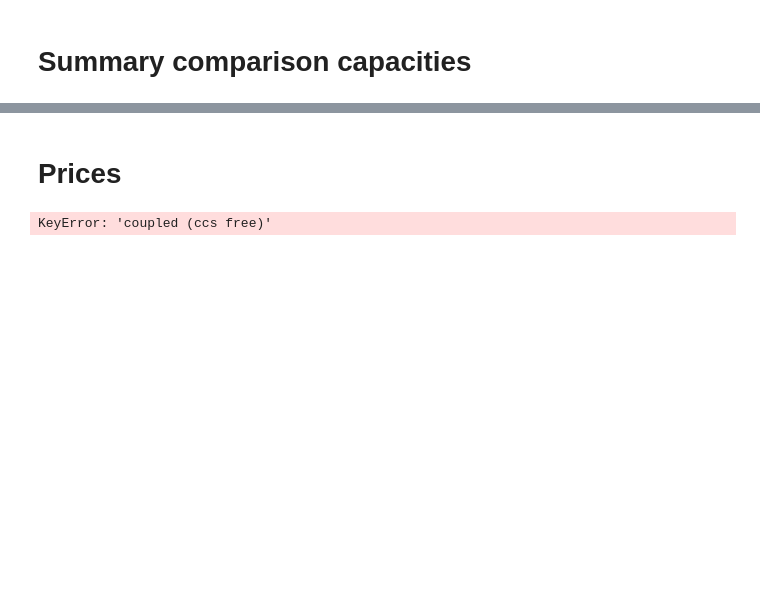
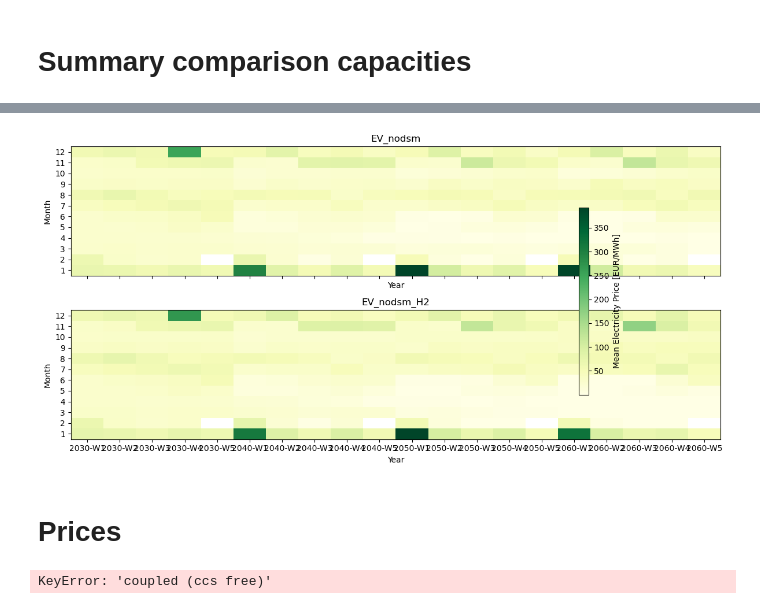
Before and after one commit to beijingzyl/PyPSA-China-PIK, a Jupyter notebook: workflow/notebooks/compare.ipynb, the cells around one changed output, grey strips where cells are left out. Cells and saved outputs as stored; diff of their text form; code cells hidden in the pictures; blank space fills up the shorter version.

```diff
--- a/workflow/notebooks/compare.ipynb
+++ b/workflow/notebooks/compare.ipynb
@@ -613,0 +823,92 @@ fig.tight_layout()
+# %%
+import pypsa
+import xarray as xr
+import matplotlib.pyplot as plt
+import pandas as pd
+import numpy as np
+
+years = [2030, 2040, 2050, 2060]
+EUR2CYN = 8.4
+
+def plot_price_heatmaps(result_paths, years):
+    fig, axes = plt.subplots(
+        nrows=len(result_paths), ncols=1,   # 每个情景一行
+        figsize=(12, 3*len(result_paths)),
+        sharex=True, sharey=True
+    )
+    if len(result_paths) == 1:
+        axes = [axes]
+
+    for i, (label, path) in enumerate(result_paths.items()):
+        # 收集该情景下不同年份的月均电价
+        df_all = []
+
+        for year in years:
+            nc_path = f"{path}/postnetworks/ntwk_{year}.nc"
+            try:
+                n = pypsa.Network(nc_path)
+            except Exception as e:
+                print(f"⚠️ Failed to load {nc_path}: {e}")
+                continue
+
+            # 选取省级 AC bus（排除 H2、电池、气、电站）
+            ac_buses = [c for c in n.buses_t.marginal_price.columns
+                        if not any(x in c for x in ["H2", "battery", "gas", "station"])]
+
+            if len(ac_buses) == 0:
+                print(f"⚠️ No AC-like buses found for {label} {year}")
+                continue
+
+            # 全国平均电价
+            prices = n.buses_t.marginal_price[ac_buses].mean(axis=1)
+
+            # 转成 DataFrame
+            df = prices.to_frame("price")
+            df["year"] = df.index.year
+            df["month"] = df.index.month
+            df["week_in_month"] = df.index.day.map(lambda d: (d-1)//7 + 1)
+
+            # 聚合到月内周均
+            df_week = df.groupby(["year", "month", "week_in_month"]).mean().reset_index()
+            df_all.append(df_week)
+
+        if not df_all:
+            continue
+
+        df_all = pd.concat(df_all, ignore_index=True)
+        pivot = df_all.pivot_table(index="month",
+                                columns=["year", "week_in_month"],
+                                values="price")
+
+        # 展平多层列索引，方便画图
+        pivot.columns = [f"{y}-W{w}" for y, w in pivot.columns]
+
+
+        ax = axes[i]
+        im = ax.imshow(pivot, aspect="auto", cmap="YlGn",
+                       origin="lower", interpolation="nearest")
+
+        ax.set_title(label)
+        ax.set_ylabel("Month")
+        ax.set_xlabel("Year")
+
+        # y-ticks 显示月份
+        ax.set_yticks(np.arange(12))
+        ax.set_yticklabels(range(1, 13))
+
+        # x-ticks 显示年份
+        ax.set_xticks(np.arange(len(pivot.columns)))
+        ax.set_xticklabels(pivot.columns)
+
+    # 公共颜色条
+    cbar = fig.colorbar(im, ax=axes, shrink=0.7)
+    cbar.set_label("Mean Electricity Price [EUR/MWh]")
+
+    fig.tight_layout()
+    plt.show()
+
+
+
+
+plot_price_heatmaps(result_paths, years)
+# %% [output]
@@ -614,3 +916,4 @@ fig.tight_layout()
+[figure, added]
 # %% [markdown]
 # Prices
 # %%
```
Also changed, not shown: parts of 9 cells of this notebook, 6 other files.
